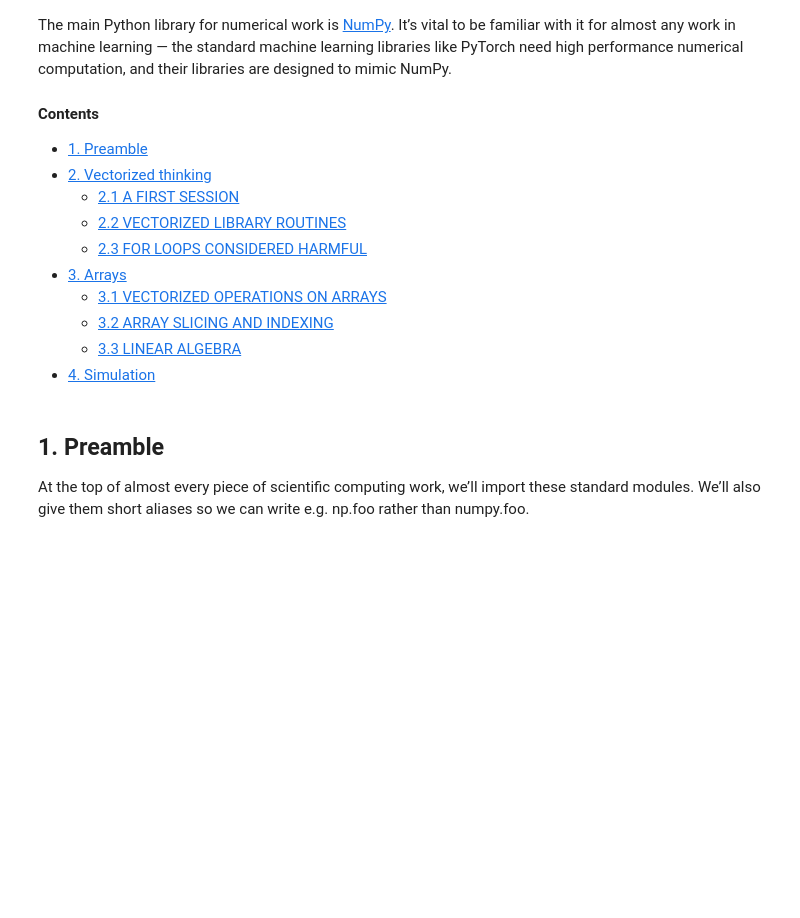
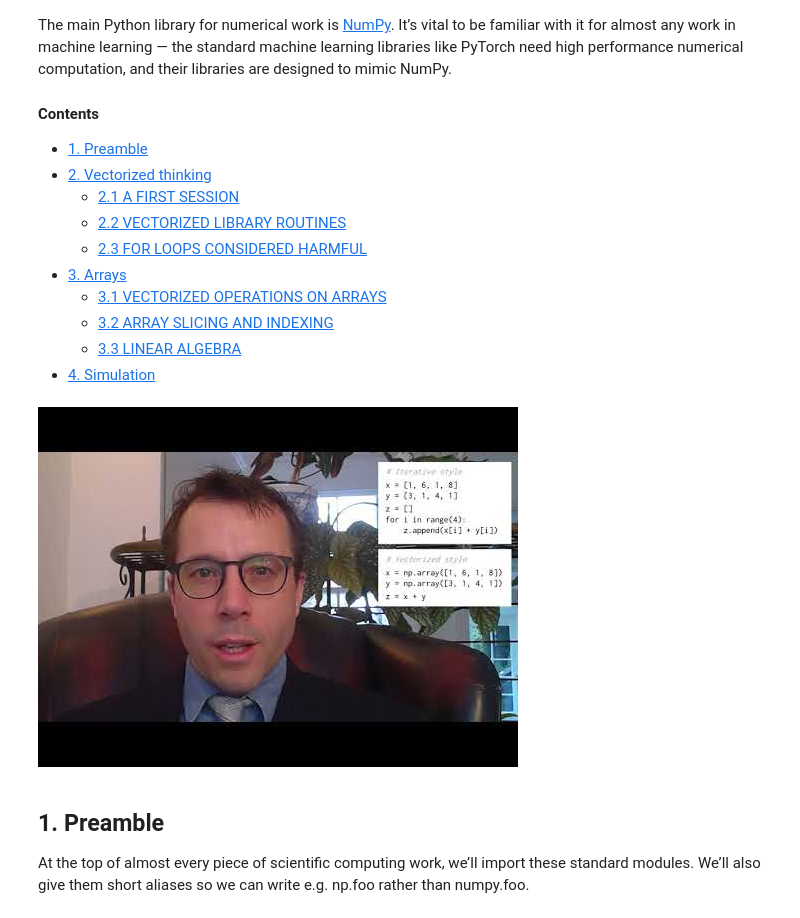
Before and after one commit to damonjw/scicomp, a Jupyter notebook: notes2_numpy.ipynb, the cells around one changed output. Saved outputs shown, nothing was run; the diff lists cells and outputs as text; code cells hidden in the pictures; blank space fills up the shorter version.

Commit message:
Put in video links

```diff
--- a/notes2_numpy.ipynb
+++ b/notes2_numpy.ipynb
@@ -17,6 +17,11 @@ familiar with it for almost any work in machine learning &mdash; the standard ma
   * [3.2 ARRAY SLICING AND INDEXING](#3.2-ARRAY-SLICING-AND-INDEXING)
   * [3.3 LINEAR ALGEBRA](#3.3-LINEAR-ALGEBRA)
 * [4. Simulation](#4.-Simulation)
+# %%
+from IPython.display import YouTubeVideo
+YouTubeVideo('HbbFrM2JhXc', width=560, height=315)
+# %% [output]
+[figure, added]
 # %% [markdown]
 ## 1. Preamble
 
```
Also changed, not shown: 8 other files.
